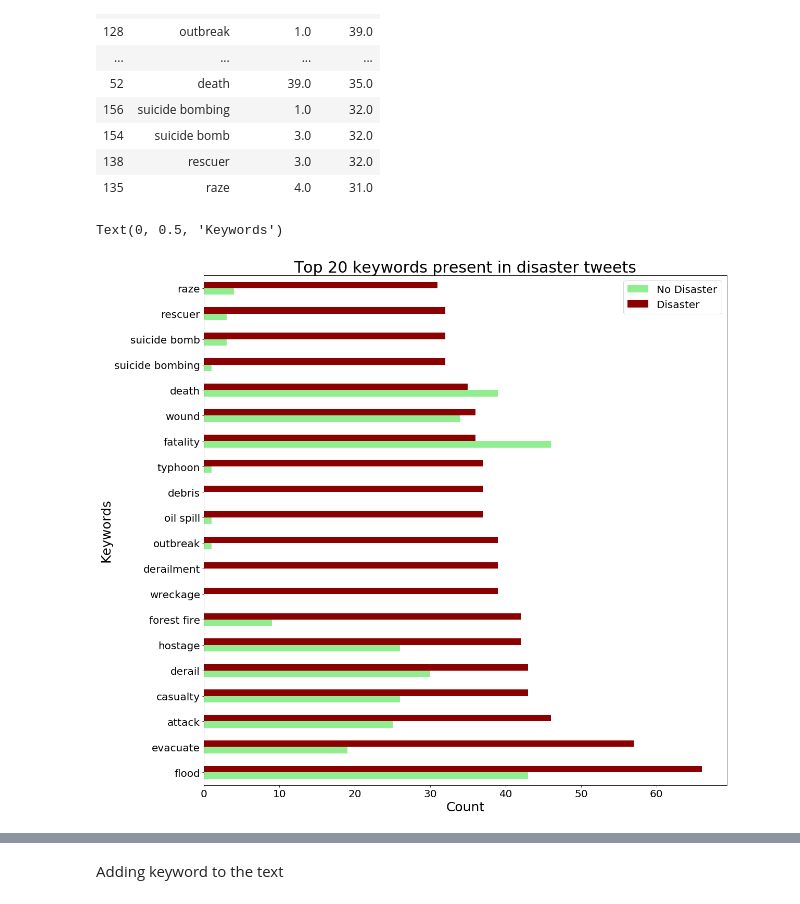
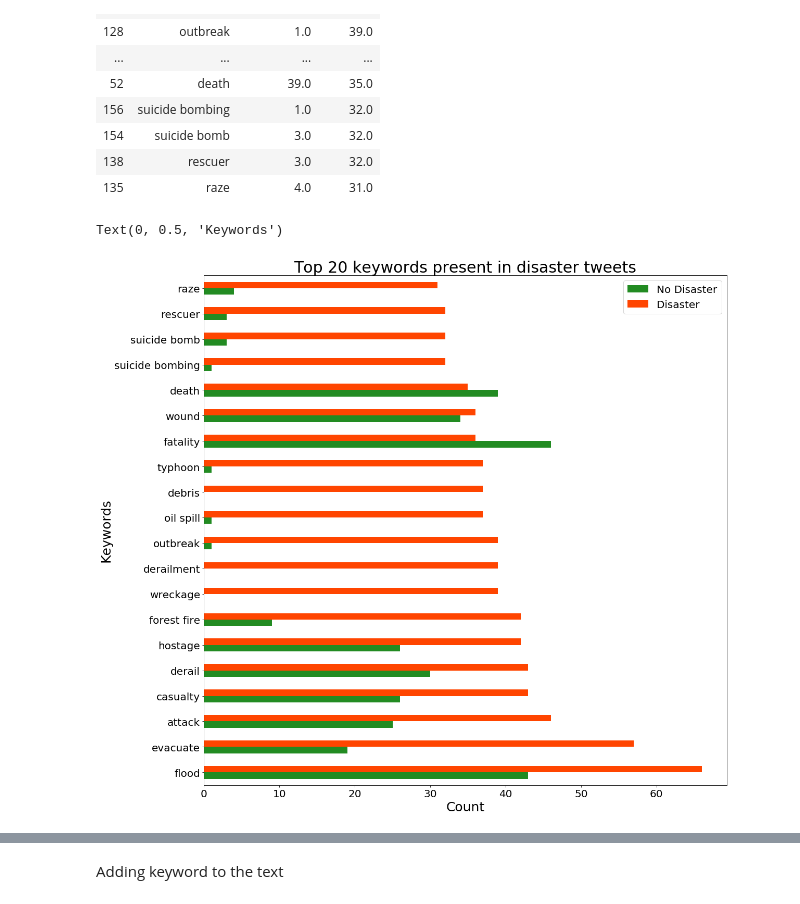
Before and after one commit to ShashankSharma26/Disaster-or-not-NLP-with-tweets, a Jupyter notebook: Data Modelling/Disaster or not- Data Modelling.ipynb, the cells around one changed output, grey strips where cells are left out. Drawn from its saved outputs; the diff is of its cells as text; code cells hidden in the pictures.

Commit message:
Plot aesthetics improvement

```diff
--- a/Data Modelling/Disaster or not- Data Modelling.ipynb
+++ b/Data Modelling/Disaster or not- Data Modelling.ipynb
@@ -115,13 +128,13 @@ keyword_disaster
 | 135 | raze | 4.0 | 31.0 |
 # %%
 keyword_disaster = keyword_df.sort_values(by=['Disaster'],ascending = False).head(20)
-plot = keyword_disaster.plot(kind='barh', x= 'keyword' ,figsize=(18, 18),fontsize=20,color = ('lightgreen','darkred'))
+plot = keyword_disaster.plot(kind='barh', x= 'keyword' ,figsize=(18, 18),fontsize=20,color = ('forestgreen','orangered'))
 plot.legend(loc=1, prop={'size': 20})
 plot.set_title('Top 20 keywords present in disaster tweets', fontdict={'fontsize': 30})
 plot.set_xlabel('Count', fontsize=25)
 plot.set_ylabel('Keywords', fontsize=25)
 # %% [output]
 Text(0, 0.5, 'Keywords')
-[figure, old version]
+[figure, new version]
 # %%
 keyword_no = keyword_df.sort_values(by=['No Disaster'],ascending = False).head(20)
```
Also changed, not shown: parts of 5 cells of this notebook.
